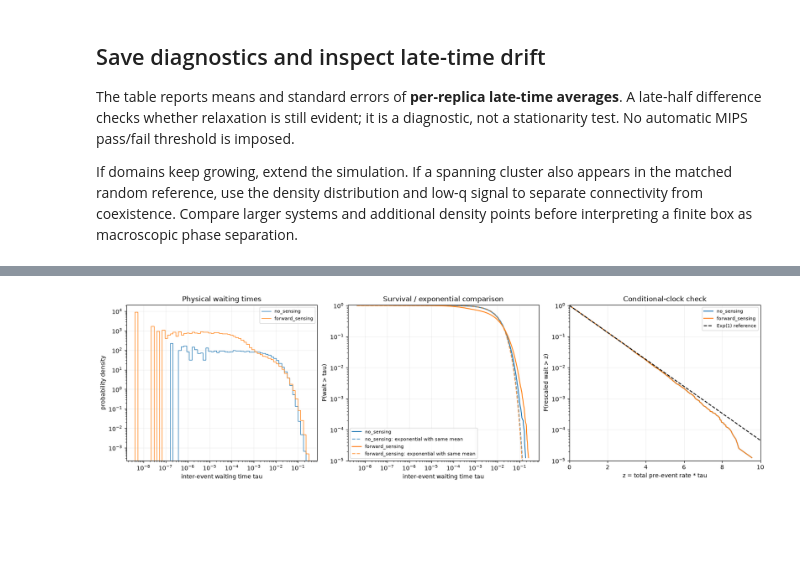
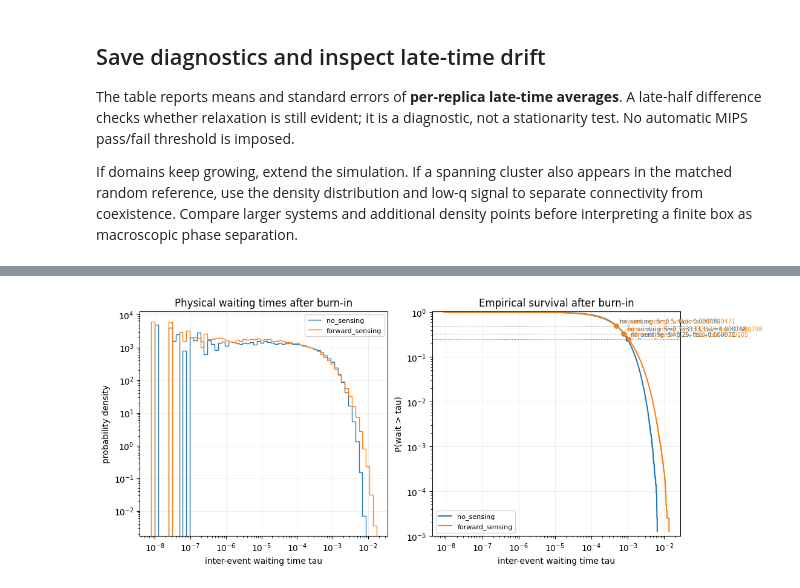
Before and after one commit to 2DHvN/CNEEP_v2, a Jupyter notebook: data/labp_m/sanity_check_labpm.ipynb, the cells around one changed output, grey strips where cells are left out. Drawn from its saved outputs; the diff is of its cells as text; code cells hidden in the pictures; blank space fills up the shorter version.

```diff
--- a/data/labp_m/sanity_check_labpm.ipynb
+++ b/data/labp_m/sanity_check_labpm.ipynb
@@ -24,7 +24,8 @@ from pathlib import Path
 from datetime import datetime, timezone
 from dataclasses import asdict, replace
 
-ROOT = Path("/home/ldh041203/projects/CNEEP_v2")
+
+ROOT = Path("/home/user1/projects/CNEEP_v2")
 if str(ROOT) not in sys.path:
     sys.path.insert(0, str(ROOT))
 
@@ -56,15 +57,15 @@ Project: /home/ldh041203/projects/CNEEP_v2 | smoke: False
 physics = LABPMConfig(
     lattice_size=10 if SMOKE else 30,
     density=0.4,
-    forward_rate=8.0,
-    backward_rate=0.1,
-    lateral_rate=0.1,
-    rotation_rate=0.01,
-    shell_weights=(1, 2, 3),  # beta_2, beta_3, beta_4
+    forward_rate=5.0,
+    backward_rate=1,
+    lateral_rate=1,
+    rotation_rate=0.1,
+    shell_weights=(0, 0, 5),  # beta_2, beta_3, beta_4
 )
 ENSEMBLE_SIZE = 2 if SMOKE else 4
 SAMPLE_DT = 0.05 if SMOKE else 1.0
-OBSERVATION_TIME = 0.5 if SMOKE else 5000.0
+OBSERVATION_TIME = 0.5 if SMOKE else 1000.0
 BURN_TIME = 0.0
 SIMULATION_BACKEND = os.environ.get("LABPM_BACKEND", "auto").strip().lower()
 RESOLVED_SIMULATION_BACKEND = simulation_backend(SIMULATION_BACKEND)
@@ -406,29 +419,39 @@ from data.labp_m.waiting_times import sample_waiting_times
 
 WAITING_EVENTS_PER_REPLICA = 256 if SMOKE else 20000
 WAITING_SEED = SEED + 47031
+WAITING_START_FRAME = 0  # frame 0 is exactly t = BURN_TIME
+SURVIVAL_LEVELS = (1 / 2, 1 / 3, 1 / 4)
 waiting_arrays, waiting_summary = {}, {}
 for name, case_config in cases.items():
     traces = sample_waiting_times(
-        case_config, results[name].states[:, -1],
+        case_config, results[name].states[:, WAITING_START_FRAME],
         n_events=WAITING_EVENTS_PER_REPLICA, seed=WAITING_SEED, workers=WORKERS,
     )
     waits = np.concatenate([trace["waiting_times"] for trace in traces])
     rates = np.concatenate([trace["escape_rates"] for trace in traces])
     sizes = np.array([len(trace["waiting_times"]) for trace in traces], dtype=np.int64)
+    positive_waits = waits[waits > 0]
+    survival_crossings = {
+        f"survival_{level:g}": float(np.quantile(positive_waits, 1 - level))
+        for level in SURVIVAL_LEVELS
+    } if len(positive_waits) else {}
     waiting_arrays[f"{name}_waiting_times"] = waits
     waiting_arrays[f"{name}_escape_rates"] = rates
     waiting_arrays[f"{name}_event_types"] = np.concatenate([trace["event_types"] for trace in traces])
     waiting_arrays[f"{name}_replica_offsets"] = np.r_[0, np.cumsum(sizes)]
     waiting_summary[name] = {
         "physics": asdict(case_config),
-        "start_physical_time": float(BURN_TIME + results[name].times[-1]),
+        "start_frame": WAITING_START_FRAME,
+        "start_physical_time": float(BURN_TIME + results[name].times[WAITING_START_FRAME]),
+        "post_burn_in_only": True,
+        "first_forward_recurrence_delay_discarded": True,
         "replica_seeds": [trace["seed"] for trace in traces],
         "complete_intervals_per_replica": sizes.tolist(),
         "replicas_without_complete_intervals": int(np.sum(sizes == 0)),
         "replicas_stopped_before_event_limit": int(np.sum(sizes < WAITING_EVENTS_PER_REPLICA)),
         "mean_wait": float(waits.mean()) if len(waits) else None,
         "wait_quantiles_0_50_90_99_100": np.quantile(waits, [0, .5, .9, .99, 1]).tolist() if len(waits) else [],
-        "mean_rescaled_wait": float((waits * rates).mean()) if len(waits) else None,
+        "survival_crossing_wait_times": survival_crossings,
         "zero_wait_count": int(np.sum(waits == 0)),
     }
 
@@ -436,61 +459,71 @@ positive = np.concatenate([
     waiting_arrays[f"{name}_waiting_times"][waiting_arrays[f"{name}_waiting_times"] > 0]
     for name in cases
 ])
-fig, axes = plt.subplots(1, 3, figsize=(16, 4.5), constrained_layout=True)
+fig, axes = plt.subplots(1, 2, figsize=(11, 4.5), constrained_layout=True)
 if len(positive):
     low, high = float(positive.min()), float(positive.max())
     bins = np.geomspace(low * .9, max(high * 1.1, low * 1.2), 65)
     for name in cases:
         waits = waiting_arrays[f"{name}_waiting_times"]
-        if not len(waits):
+        positive_waits = waits[waits > 0]
+        if not len(positive_waits):
             continue
-        density, _ = np.histogram(waits[waits > 0], bins=bins, density=False)
+        density, _ = np.histogram(positive_waits, bins=bins, density=False)
         density = density / len(waits) / np.diff(bins)
         line = axes[0].stairs(density, bins, label=name)
         color = line.get_edgecolor()
-        ordered = np.sort(waits)
+        ordered = np.sort(positive_waits)
         survival = (len(ordered) - np.arange(1, len(ordered) + 1)) / len(ordered)
-        axes[1].plot(ordered[survival > 0], survival[survival > 0], color=color, label=name)
-        if waits.mean() > 0:
-            grid = np.geomspace(bins[0], bins[-1], 400)
-            axes[1].plot(grid, np.exp(-grid / waits.mean()), "--", color=color,
-                         alpha=.7, label=f"{name}: exponential with same mean")
-        scaled = np.sort(waits * waiting_arrays[f"{name}_escape_rates"])
-        axes[2].plot(scaled[survival > 0], survival[survival > 0], label=name)
-    z = np.linspace(0, 10, 400)
-    axes[2].plot(z, np.exp(-z), "k--", label="Exp(1) reference")
+        axes[1].step(ordered[survival > 0], survival[survival > 0], where="post", color=color, label=name)
+        for level in SURVIVAL_LEVELS:
+            tau = waiting_summary[name]["survival_crossing_wait_times"][f"survival_{level:g}"]
+            axes[1].scatter(tau, level, color=color, s=24, zorder=3)
+            axes[1].annotate(
+                f"{name}: S={level:g}, tau={tau:.3g}", xy=(tau, level),
+                xytext=(4, 4), textcoords="offset points", fontsize=7, color=color,
+            )
+    for level in SURVIVAL_LEVELS:
+        axes[1].axhline(level, color="0.45", lw=.7, ls=":")
 else:
     for ax in axes:
         ax.text(.5, .5, "No positive complete waiting intervals", ha="center", transform=ax.transAxes)
+
 axes[0].set(xscale="log", yscale="log", xlabel="inter-event waiting time tau",
-            ylabel="probability density", title="Physical waiting times")
+            ylabel="probability density", title="Physical waiting times after burn-in")
 axes[1].set(xscale="log", yscale="log", xlabel="inter-event waiting time tau",
-            ylabel="P(wait > tau)", title="Survival / exponential comparison", ylim=(1e-5, 1.05))
-axes[2].set(yscale="log", xlabel="z = total pre-event rate * tau",
-            ylabel="P(rescaled wait > z)", title="Conditional-clock check",
-            xlim=(0, 10), ylim=(1e-5, 1.05))
+            ylabel="P(wait > tau)", title="Empirical survival after burn-in", ylim=(1e-5, 1.05))
 for ax in axes:
     ax.grid(alpha=.2)
     if ax.get_legend_handles_labels()[0]:
         ax.legend(fontsize=8)
 fig.savefig(RESULT_DIR / "waiting_time_distribution.png", dpi=160)
 plt.show()
 plt.close(fig)
 np.savez_compressed(RESULT_DIR / "waiting_time_samples.npz", **waiting_arrays)
 waiting_metadata = {
-    "backend": "cpu", "event_definition": "all system hops plus rotations",
+    "backend": "cpu",
+    "event_definition": "all system hops plus rotations",
+    "post_burn_in_only": True,
+    "waiting_start_frame": WAITING_START_FRAME,
+    "waiting_start_physical_time": float(BURN_TIME + results[next(iter(cases))].times[WAITING_START_FRAME]),
     "first_snapshot_delay_discarded": True,
+    "survival_levels": list(SURVIVAL_LEVELS),
     "requested_intervals_per_replica": WAITING_EVENTS_PER_REPLICA,
-    "simulator_sha256": hashlib.sha256(b"".join(p.read_bytes() for p in sorted((ROOT / "data" / "labp_m").glob("*.py")))).hexdigest(),
+    "simulator_sha256": hashlib.sha256(
+        b"".join(p.read_bytes() for p in sorted((ROOT / "data" / "labp_m").glob("*.py")))
+    ).hexdigest(),
     "cases": waiting_summary,
 }
 (RESULT_DIR / "waiting_time_summary.json").write_text(
     json.dumps(waiting_metadata, indent=2, allow_nan=False), encoding="utf-8",
 )
 print(json.dumps(waiting_summary, indent=2))
+print("Survival crossing waiting times (tau):")
+for name, case_summary in waiting_summary.items():
+    print(name, case_summary["survival_crossing_wait_times"])
 print("Saved waiting-time figure, event samples and summary:", RESULT_DIR)
 # %% [output]
-[figure, old version]
+[figure, new version]
 {
   "no_sensing": {
     "physics": {
```
Also changed, not shown: parts of 9 cells of this notebook, 4 other files.
